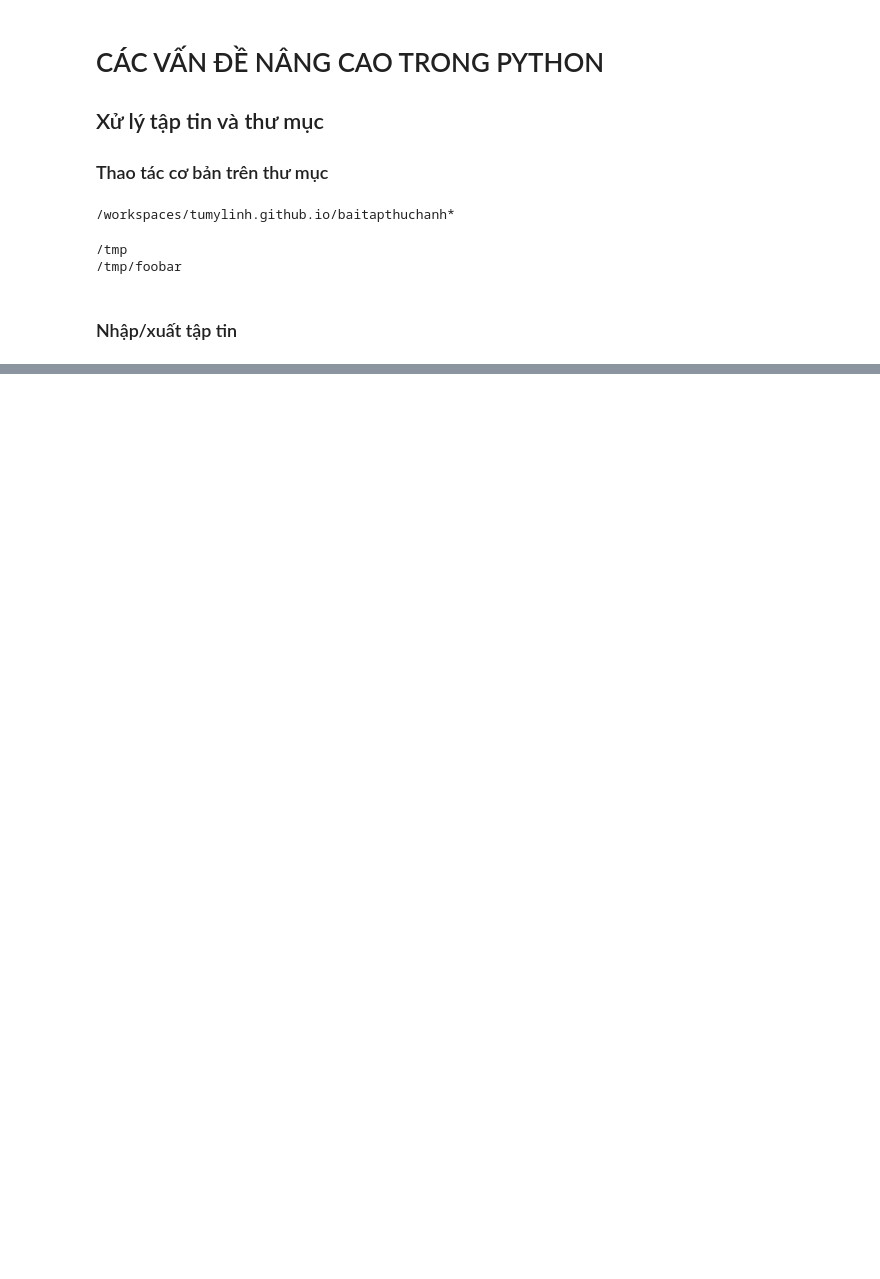
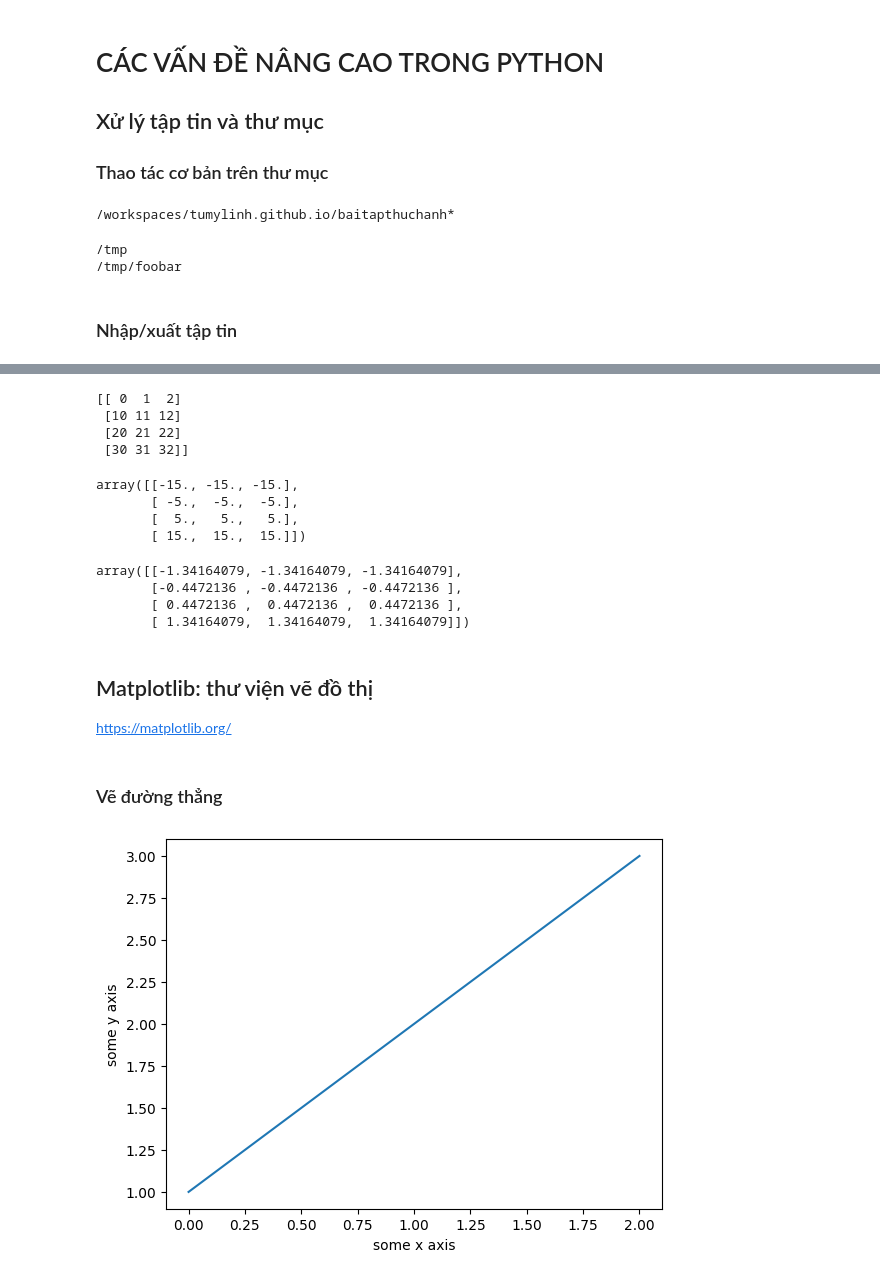
Before and after one commit to TuMyLinh/tumylinh.github.io, a Jupyter notebook: baitapthuchanh*/NângcaoPython.ipynb, the cells around one changed output, grey strips where cells are left out. Drawn from its saved outputs; the diff is of its cells as text; code cells hidden in the pictures; blank space fills up the shorter version.

```diff
--- a/baitapthuchanh*/NângcaoPython.ipynb
+++ b/baitapthuchanh*/NângcaoPython.ipynb
@@ -32,0 +541,57 @@ print(mytmpdir)
+# %%
+a = np.array([[ 0, 0, 0],
+              [10, 10, 10],
+              [20, 20, 20],
+              [30, 30, 30]])
+
+b = np.array([0, 1, 2])
+print(a + b)
+# %% [output]
+[[ 0  1  2]
+ [10 11 12]
+ [20 21 22]
+ [30 31 32]]
+# %%
+# Trừ cho giá trị trung bình
+a - a.mean(axis=0)
+# %% [output]
+array([[-15., -15., -15.],
+       [ -5.,  -5.,  -5.],
+       [  5.,   5.,   5.],
+       [ 15.,  15.,  15.]])
+# %%
+# Chuẩn hóa bằng trừ mean và chia std
+(a - a.mean(axis=0)) / a.std(axis=0)
+# %% [output]
+array([[-1.34164079, -1.34164079, -1.34164079],
+       [-0.4472136 , -0.4472136 , -0.4472136 ],
+       [ 0.4472136 ,  0.4472136 ,  0.4472136 ],
+       [ 1.34164079,  1.34164079,  1.34164079]])
+# %% [markdown]
+## Matplotlib: thư viện vẽ đồ thị
+
+https://matplotlib.org/
+# %% [markdown]
+### Vẽ đường thẳng
+# %%
+# basic line plot
+import matplotlib.pyplot as plt
+import numpy
+
+# chuẩn bị dữ liệu
+myarray = numpy.array([1, 2, 3])
+
+# vẽ đường thẳng
+plt.plot(myarray)
+
+# tinh chỉnh đồ thị
+plt.xlabel('some x axis')
+plt.ylabel('some y axis')
+
+# lưu đồ thị
+plt.savefig("plot2d.png")
+
+# hiển thị đồ thị
+plt.show()
+# %% [output]
+[figure, added]
```
Also changed, not shown: parts of 47 cells of this notebook, 2 other files.
